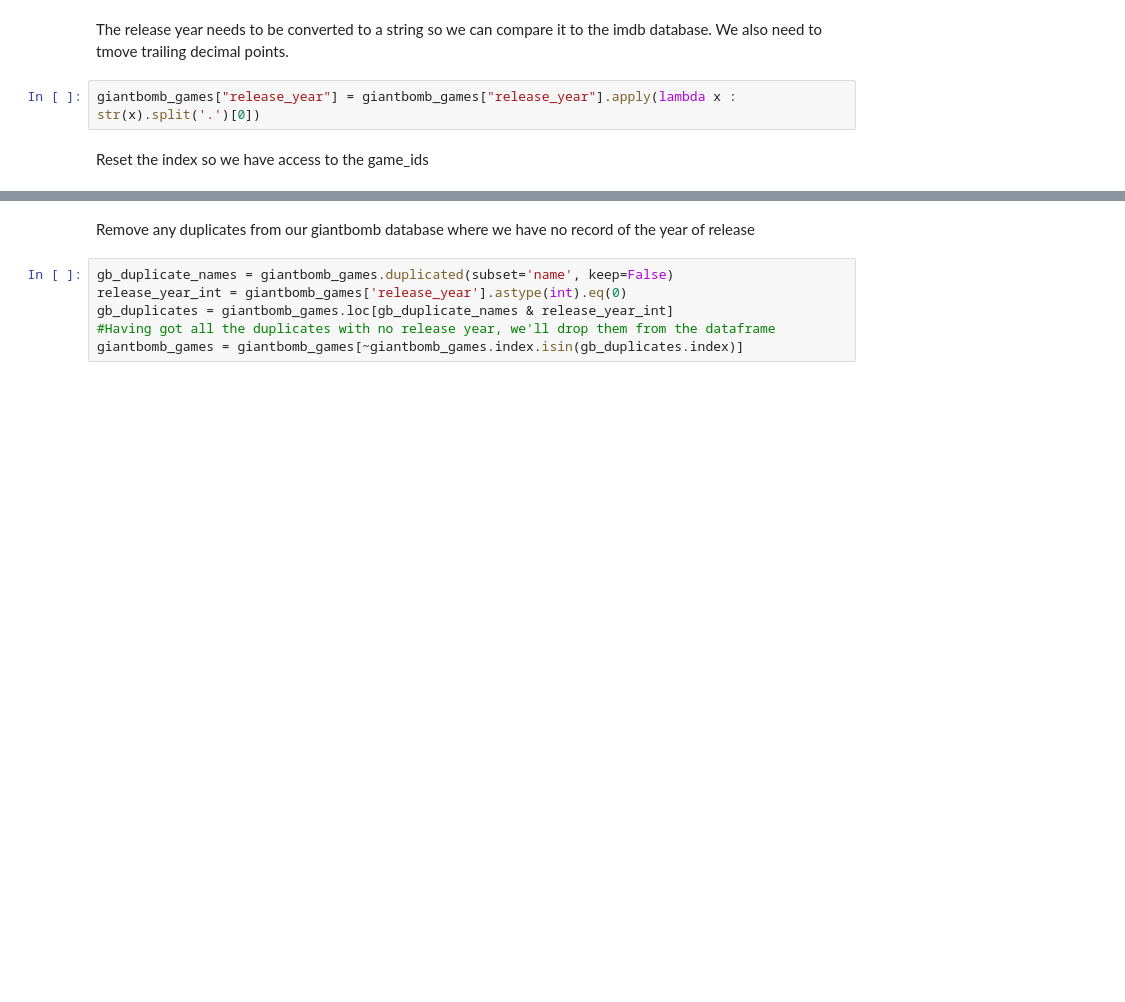
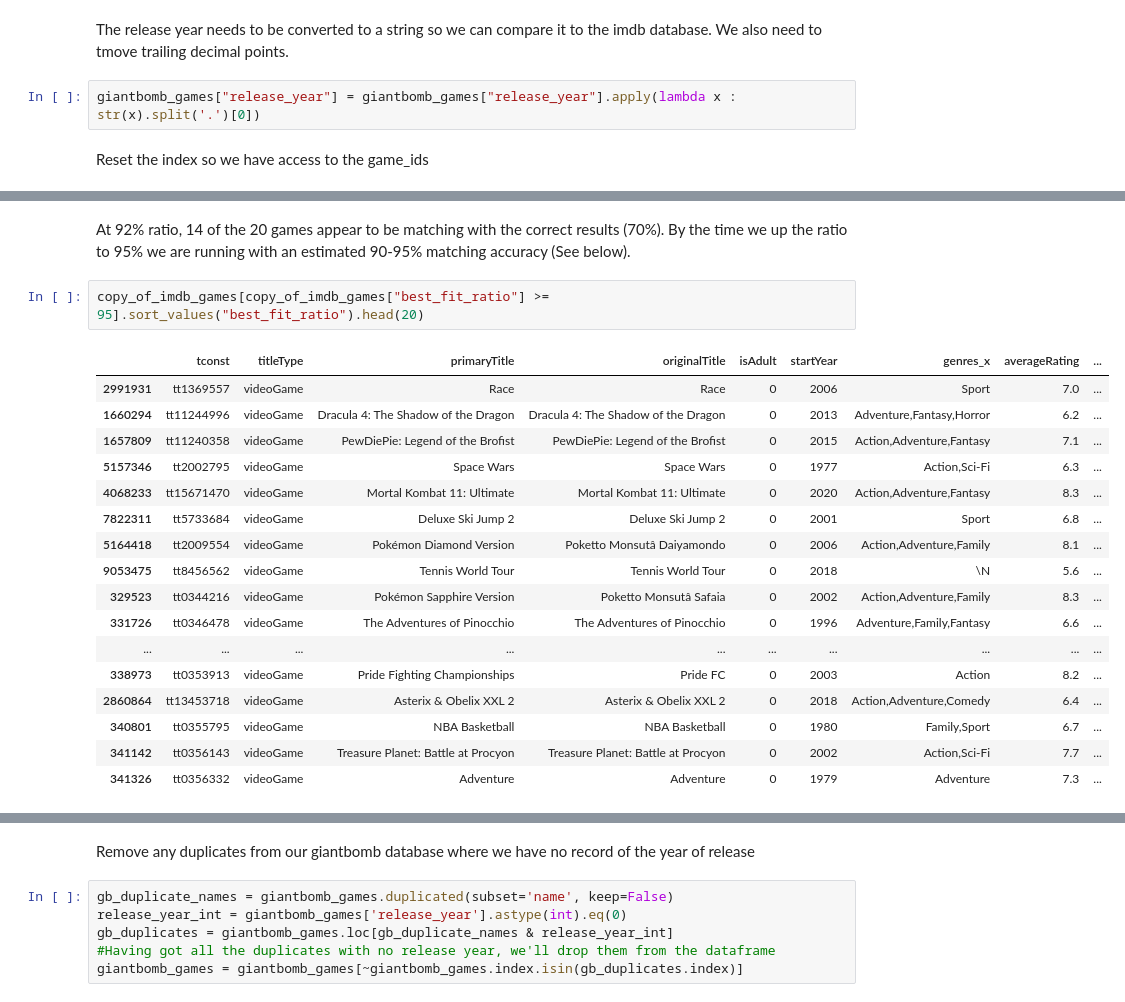
Before and after one commit to adambrennan150/Franchises, a Jupyter notebook: Cleaning_franchises.ipynb, the cells around one changed output, grey strips where cells are left out. Cells and saved outputs as stored; diff of their text form; blank space fills up the shorter version.

```diff
--- a/Cleaning_franchises.ipynb
+++ b/Cleaning_franchises.ipynb
@@ -196,0 +481,22 @@ imdb_games
+# %% [markdown]
+At 92% ratio, 14 of the 20 games appear to be matching with the correct results (70%). By the time we up the ratio to 95% we are running with an estimated 90-95% matching accuracy (See below).
+# %%
+copy_of_imdb_games[copy_of_imdb_games["best_fit_ratio"] >= 95].sort_values("best_fit_ratio").head(20)
+# %% [output]
+|  | tconst | titleType | primaryTitle | originalTitle | isAdult | startYear | genres_x | averageRating | ... |
+| 2991931 | tt1369557 | videoGame | Race | Race | 0 | 2006 | Sport | 7.0 | ... |
+| 1660294 | tt11244996 | videoGame | Dracula 4: The Shadow of the Dragon | Dracula 4: The Shadow of the Dragon | 0 | 2013 | Adventure,Fantasy,Horror | 6.2 | ... |
+| 1657809 | tt11240358 | videoGame | PewDiePie: Legend of the Brofist | PewDiePie: Legend of the Brofist | 0 | 2015 | Action,Adventure,Fantasy | 7.1 | ... |
+| 5157346 | tt2002795 | videoGame | Space Wars | Space Wars | 0 | 1977 | Action,Sci-Fi | 6.3 | ... |
+| 4068233 | tt15671470 | videoGame | Mortal Kombat 11: Ultimate | Mortal Kombat 11: Ultimate | 0 | 2020 | Action,Adventure,Fantasy | 8.3 | ... |
+| 7822311 | tt5733684 | videoGame | Deluxe Ski Jump 2 | Deluxe Ski Jump 2 | 0 | 2001 | Sport | 6.8 | ... |
+| 5164418 | tt2009554 | videoGame | Pokémon Diamond Version | Poketto Monsutâ Daiyamondo | 0 | 2006 | Action,Adventure,Family | 8.1 | ... |
+| 9053475 | tt8456562 | videoGame | Tennis World Tour | Tennis World Tour | 0 | 2018 | \N | 5.6 | ... |
+| 329523 | tt0344216 | videoGame | Pokémon Sapphire Version | Poketto Monsutâ Safaia | 0 | 2002 | Action,Adventure,Family | 8.3 | ... |
+| 331726 | tt0346478 | videoGame | The Adventures of Pinocchio | The Adventures of Pinocchio | 0 | 1996 | Adventure,Family,Fantasy | 6.6 | ... |
+| ... | ... | ... | ... | ... | ... | ... | ... | ... | ... |
+| 338973 | tt0353913 | videoGame | Pride Fighting Championships | Pride FC | 0 | 2003 | Action | 8.2 | ... |
+| 2860864 | tt13453718 | videoGame | Asterix & Obelix XXL 2 | Asterix & Obelix XXL 2 | 0 | 2018 | Action,Adventure,Comedy | 6.4 | ... |
+| 340801 | tt0355795 | videoGame | NBA Basketball | NBA Basketball | 0 | 1980 | Family,Sport | 6.7 | ... |
+| 341142 | tt0356143 | videoGame | Treasure Planet: Battle at Procyon | Treasure Planet: Battle at Procyon | 0 | 2002 | Action,Sci-Fi | 7.7 | ... |
+| 341326 | tt0356332 | videoGame | Adventure | Adventure | 0 | 1979 | Adventure | 7.3 | ... |
```
Also changed, not shown: parts of 83 cells of this notebook.
